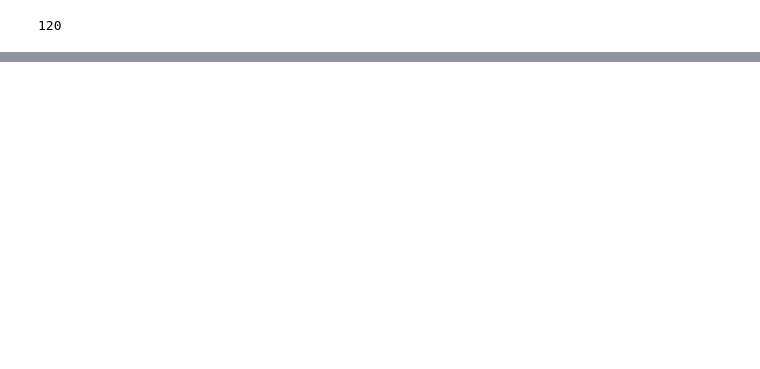
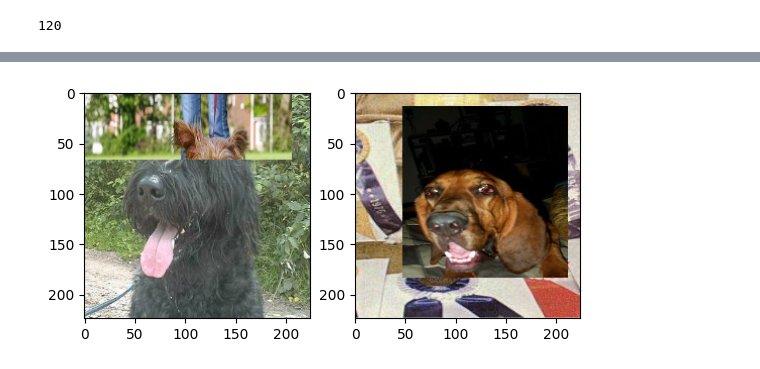
Before and after one commit to dudnjsckrgo/aiffel_quest, a Jupyter notebook: GoingDeeper(CV)_RS7_02/Quest.ipynb, the cells around one changed output, grey strips where cells are left out. Saved outputs shown, nothing was run; the diff lists cells and outputs as text; code cells hidden in the pictures; blank space fills up the shorter version.

```diff
--- a/GoingDeeper(CV)_RS7_02/Quest.ipynb
+++ b/GoingDeeper(CV)_RS7_02/Quest.ipynb
@@ -333,0 +261,21 @@ show_dataset_samples(ds_train_aug, ds_info)
+# %%
+import matplotlib.pyplot as plt
+
+# 데이터셋에서 이미지 2개를 가져옵니다.
+for i, (image, label) in enumerate(ds_train_no_aug_cutmix.take(1)):
+    if i == 0:
+        image_a = image[0]
+        image_b = image[1]
+        label_a = label[0]
+        label_b = label[1]
+        break
+
+plt.subplot(1,2,1)
+plt.imshow(image_a)
+
+plt.subplot(1,2,2)
+plt.imshow(image_b)
+
+plt.show()
+# %% [output]
+[figure, added]
```
Also changed, not shown: parts of 41 cells of this notebook.
